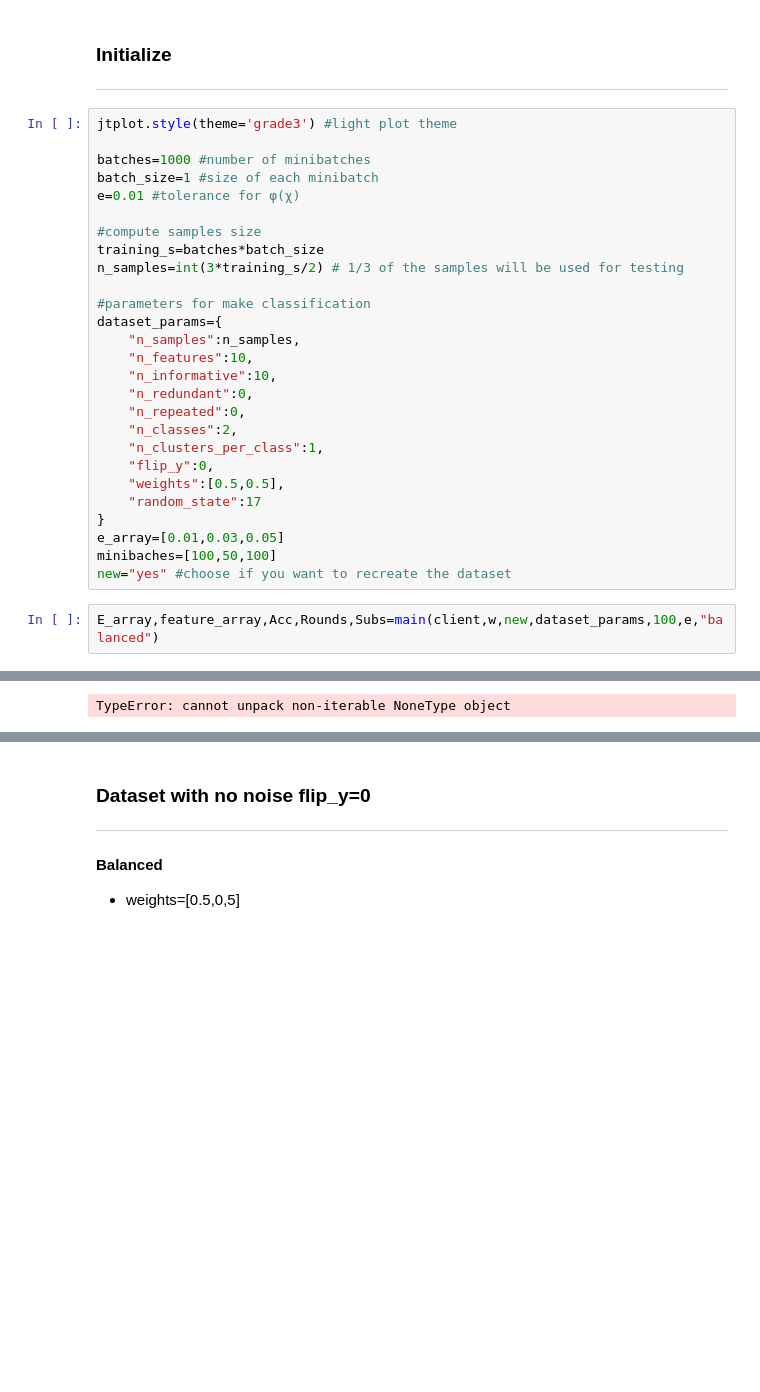
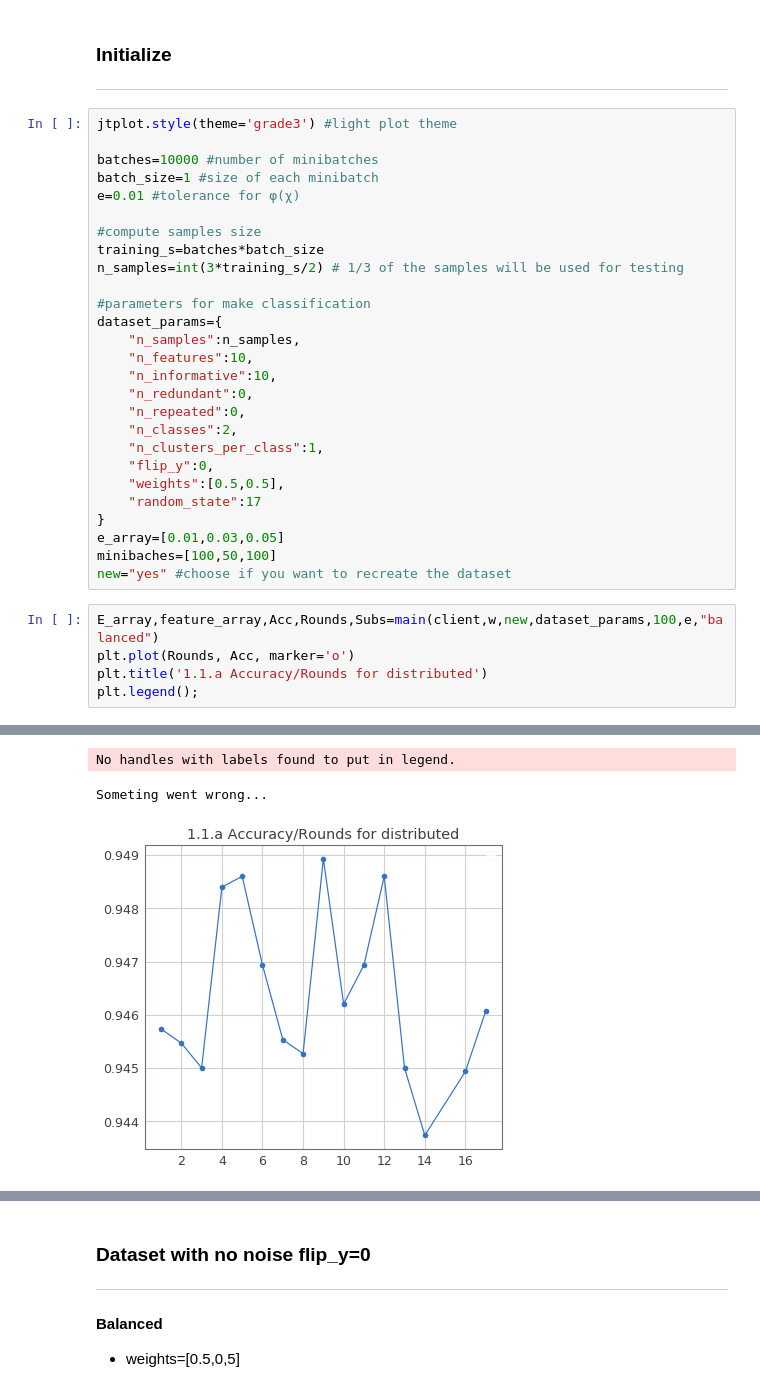
Before and after one commit to KampiotiSofia/svm, a Jupyter notebook: project/dask.ipynb, the cells around one changed output, grey strips where cells are left out. Cells and saved outputs as stored; diff of their text form; blank space fills up the shorter version.

```diff
--- a/project/dask.ipynb
+++ b/project/dask.ipynb
@@ -23,7 +23,7 @@ client
 # %%
 jtplot.style(theme='grade3') #light plot theme
 
-batches=1000 #number of minibatches
+batches=10000 #number of minibatches
 batch_size=1 #size of each minibatch
 e=0.01 #tolerance for φ(χ)
 
@@ -49,6 +49,9 @@ minibaches=[100,50,100]
 new="yes" #choose if you want to recreate the dataset
 # %%
 E_array,feature_array,Acc,Rounds,Subs=main(client,w,new,dataset_params,100,e,"balanced")
+plt.plot(Rounds, Acc, marker='o')
+plt.title('1.1.a Accuracy/Rounds for distributed')
+plt.legend();
 # %% [output]
 Start with num of mini-batches: 100 and e: 0.01
 A new dataset has been created...
@@ -60 +73,3 @@ In progress...
-TypeError: cannot unpack non-iterable NoneType object
+No handles with labels found to put in legend.
+Someting went wrong...
+[figure, added]
```
Also changed, not shown: parts of 5 cells of this notebook, 3 other files.
